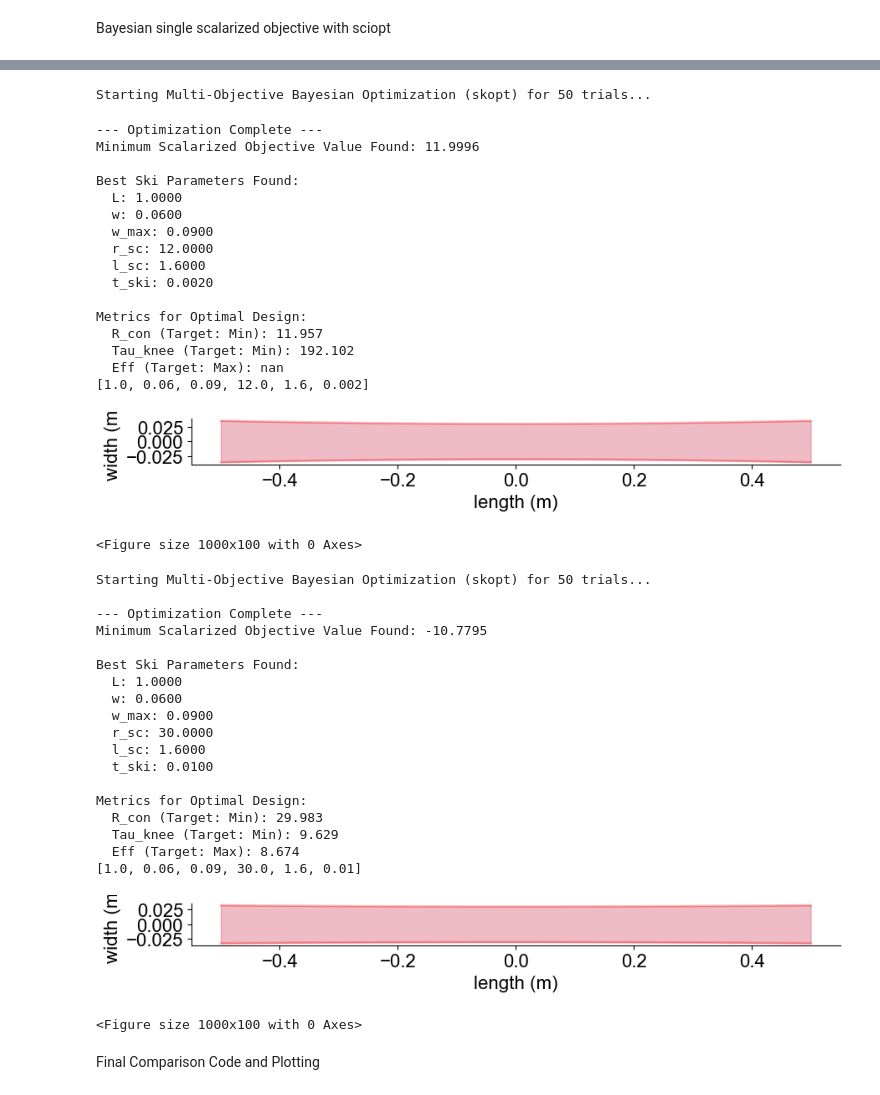
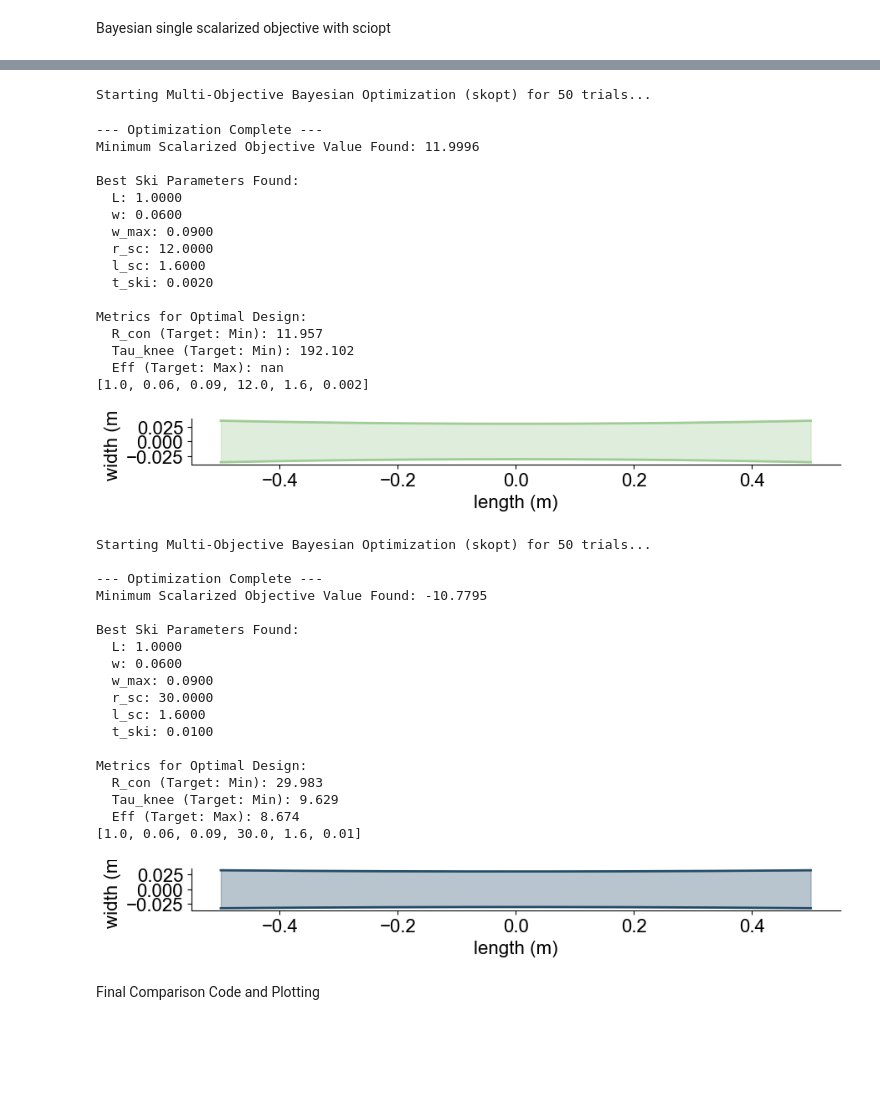
Before and after one commit to anitadb1/Ski-Optimization, a Jupyter notebook: Ski_Model_demo_final.ipynb, the cells around one changed output, grey strips where cells are left out. Drawn from its saved outputs; the diff is of its cells as text; code cells hidden in the pictures; blank space fills up the shorter version.

```diff
--- a/Ski_Model_demo_final.ipynb
+++ b/Ski_Model_demo_final.ipynb
@@ -8,6 +8,9 @@ import random
 import pandas as pd
 
 from Ski_Optimization_Simplified import *
+# %%
+#for setting color options
+color_opts = ['black',"#98c98e", '#7fcdbb', "#15405d","#98c98e", '#7fcdbb', '#15405d']
 # %% [markdown]
 Data import from sooth ski
 # %%
@@ -1111,8 +1111,8 @@ print(f"  Eff (Target: Max): {eff_best:.3f}")
 PlotName = "Skopt_R_con_Ski"
 vec = ski_vec_best
 print(vec)
-plot_ski_from_vector(vec)
-plt.savefig("Figures/" + PlotName + ".png", dpi=300)
+plot_ski_from_vector(vec, color_opts[1], PlotName)
+#plt.savefig("Figures/" + PlotName + ".png", dpi=300)
 
 skopt_rcon_vec = ski_vec_best
 # %% [output]
@@ -1133,8 +1133,7 @@ Metrics for Optimal Design:
   Tau_knee (Target: Min): 192.102
   Eff (Target: Max): nan
 [1.0, 0.06, 0.09, 12.0, 1.6, 0.002]
-[figure, old version]
+[figure, new version]
-<Figure size 1000x100 with 0 Axes>
 # %%
 # Bayesian single scalarized objective with sciopt - eff
 
@@ -1234,37 +1233,36 @@ for key, value in best_params.items():
     print(f"  {key}: {value:.4f}")
 print("\nMetrics for Optimal Design:")
 print(f"  R_con (Target: Min): {R_con_best:.3f}")
 print(f"  Tau_knee (Target: Min): {tau_knee_best:.3f}")
 print(f"  Eff (Target: Max): {eff_best:.3f}")
 
 PlotName = "Skopt_efficiency_Ski"
 vec = ski_vec_best
 print(vec)
-plot_ski_from_vector(vec)
-plt.savefig("Figures/" + PlotName + ".png", dpi=300)
+px = plot_ski_from_vector(vec, color_opts[3], PlotName)
+#px.savefig("Figures/" + PlotName + ".png", dpi=300)
 
 skopt_eff_vec = ski_vec_best
 # %% [output]
 Starting Multi-Objective Bayesian Optimization (skopt) for 50 trials...
 
 --- Optimization Complete ---
 Minimum Scalarized Objective Value Found: -10.7795
 
 Best Ski Parameters Found:
   L: 1.0000
   w: 0.0600
   w_max: 0.0900
   r_sc: 30.0000
   l_sc: 1.6000
   t_ski: 0.0100
 
 Metrics for Optimal Design:
   R_con (Target: Min): 29.983
   Tau_knee (Target: Min): 9.629
   Eff (Target: Max): 8.674
 [1.0, 0.06, 0.09, 30.0, 1.6, 0.01]
-[figure, old version]
+[figure, new version]
-<Figure size 1000x100 with 0 Axes>
 # %% [markdown]
 Final Comparison Code and Plotting
 # %%
```
Also changed, not shown: parts of 8 cells of this notebook, 17 other files.
